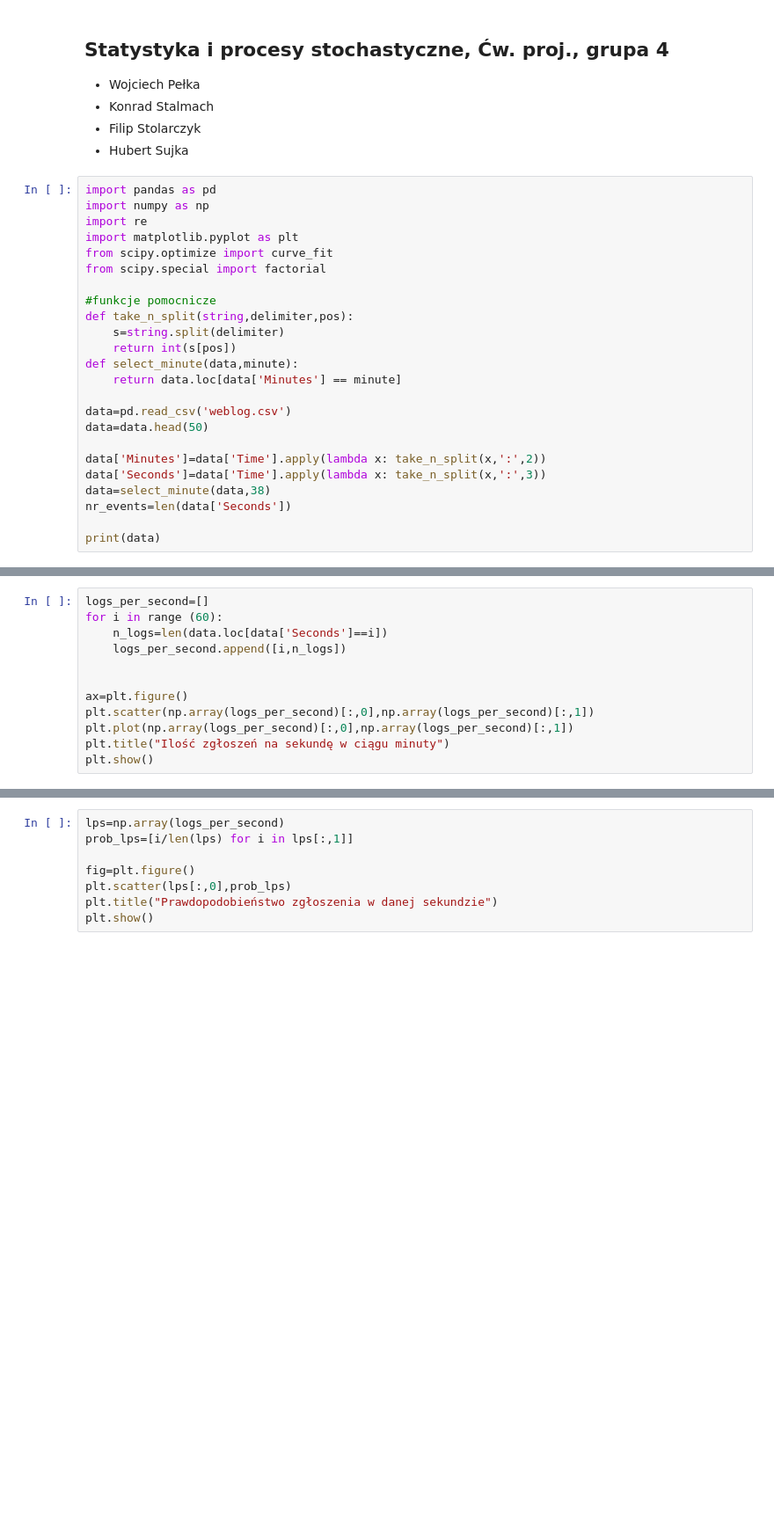
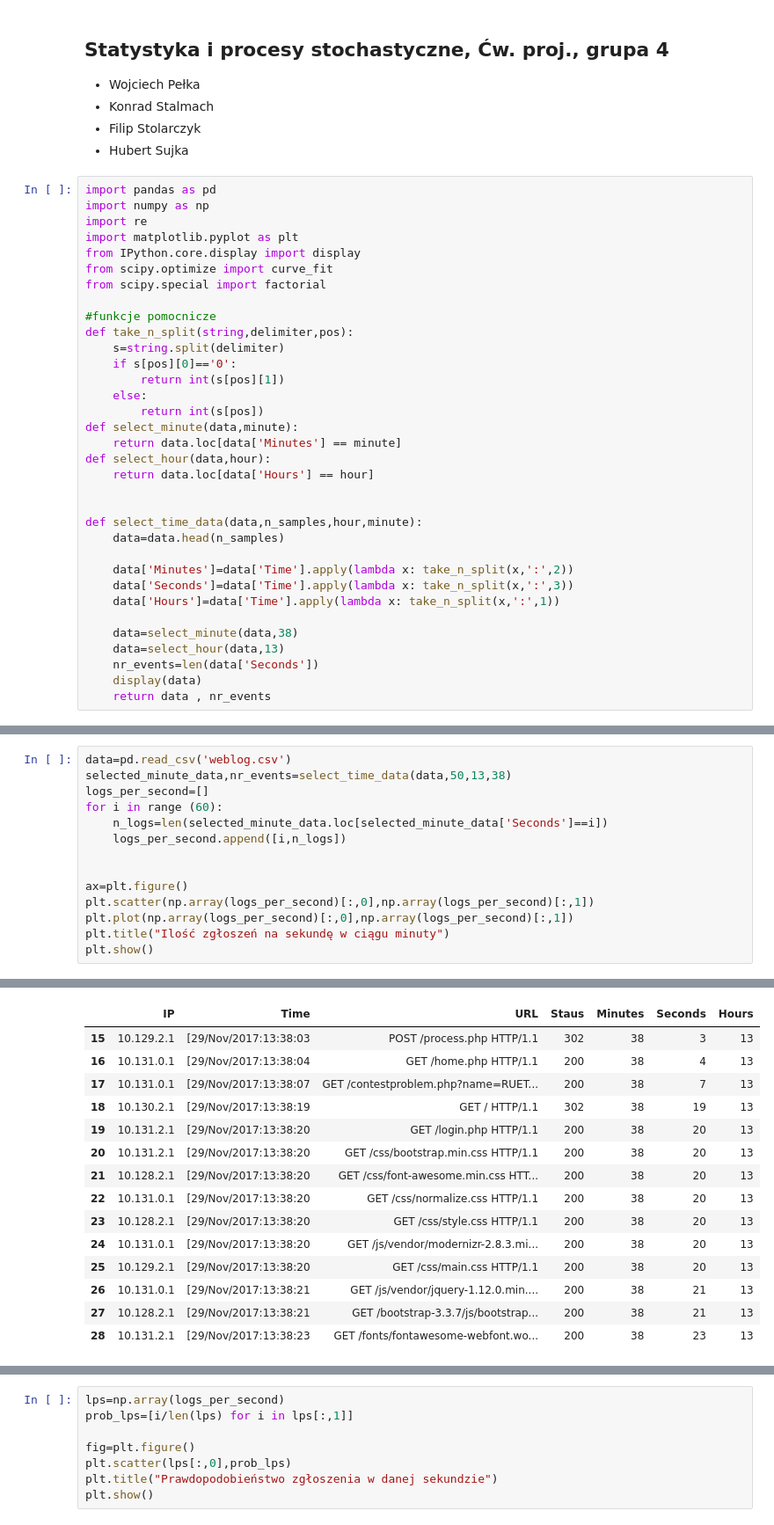
Before and after one commit to smakethunter/Poisson, a Jupyter notebook: El Projekto (2).ipynb, the cells around one changed output, grey strips where cells are left out. Shown at 88% size. Saved outputs shown, nothing was run; the diff lists cells and outputs as text; blank space fills up the shorter version.

```diff
--- a/El Projekto (2).ipynb
+++ b/El Projekto (2).ipynb
@@ -11,22 +11,32 @@ import pandas as pd
 import numpy as np
 import re
 import matplotlib.pyplot as plt
+from IPython.core.display import display
 from scipy.optimize import curve_fit
 from scipy.special import factorial
 
 #funkcje pomocnicze
 def take_n_split(string,delimiter,pos):
     s=string.split(delimiter)
-    return int(s[pos])
+    if s[pos][0]=='0':
+        return int(s[pos][1])
+    else:
+        return int(s[pos])
 def select_minute(data,minute):
     return data.loc[data['Minutes'] == minute]
+def select_hour(data,hour):
+    return data.loc[data['Hours'] == hour]
 
-data=pd.read_csv('weblog.csv')
-data=data.head(50)
 
-data['Minutes']=data['Time'].apply(lambda x: take_n_split(x,':',2))
-data['Seconds']=data['Time'].apply(lambda x: take_n_split(x,':',3))
-data=select_minute(data,38)
-nr_events=len(data['Seconds'])
+def select_time_data(data,n_samples,hour,minute):
+    data=data.head(n_samples)
 
-print(data)
+    data['Minutes']=data['Time'].apply(lambda x: take_n_split(x,':',2))
+    data['Seconds']=data['Time'].apply(lambda x: take_n_split(x,':',3))
+    data['Hours']=data['Time'].apply(lambda x: take_n_split(x,':',1))
+
+    data=select_minute(data,38)
+    data=select_hour(data,13)
+    nr_events=len(data['Seconds'])
+    display(data)
+    return data , nr_events
@@ -51,7 +43,9 @@ print(data)
 # %%
+data=pd.read_csv('weblog.csv')
+selected_minute_data,nr_events=select_time_data(data,50,13,38)
 logs_per_second=[]
 for i in range (60):
-    n_logs=len(data.loc[data['Seconds']==i])
+    n_logs=len(selected_minute_data.loc[selected_minute_data['Seconds']==i])
     logs_per_second.append([i,n_logs])
 
 
@@ -64,3 +70,18 @@ plt.show()
+|  | IP | Time | URL | Staus | Minutes | Seconds | Hours |
+| 15 | 10.129.2.1 | [29/Nov/2017:13:38:03 | POST /process.php HTTP/1.1 | 302 | 38 | 3 | 13 |
+| 16 | 10.131.0.1 | [29/Nov/2017:13:38:04 | GET /home.php HTTP/1.1 | 200 | 38 | 4 | 13 |
+| 17 | 10.131.0.1 | [29/Nov/2017:13:38:07 | GET /contestproblem.php?name=RUET... | 200 | 38 | 7 | 13 |
+| 18 | 10.130.2.1 | [29/Nov/2017:13:38:19 | GET / HTTP/1.1 | 302 | 38 | 19 | 13 |
+| 19 | 10.131.2.1 | [29/Nov/2017:13:38:20 | GET /login.php HTTP/1.1 | 200 | 38 | 20 | 13 |
+| 20 | 10.131.2.1 | [29/Nov/2017:13:38:20 | GET /css/bootstrap.min.css HTTP/1.1 | 200 | 38 | 20 | 13 |
+| 21 | 10.128.2.1 | [29/Nov/2017:13:38:20 | GET /css/font-awesome.min.css HTT... | 200 | 38 | 20 | 13 |
+| 22 | 10.131.0.1 | [29/Nov/2017:13:38:20 | GET /css/normalize.css HTTP/1.1 | 200 | 38 | 20 | 13 |
+| 23 | 10.128.2.1 | [29/Nov/2017:13:38:20 | GET /css/style.css HTTP/1.1 | 200 | 38 | 20 | 13 |
+| 24 | 10.131.0.1 | [29/Nov/2017:13:38:20 | GET /js/vendor/modernizr-2.8.3.mi... | 200 | 38 | 20 | 13 |
+| 25 | 10.129.2.1 | [29/Nov/2017:13:38:20 | GET /css/main.css HTTP/1.1 | 200 | 38 | 20 | 13 |
+| 26 | 10.131.0.1 | [29/Nov/2017:13:38:21 | GET /js/vendor/jquery-1.12.0.min.... | 200 | 38 | 21 | 13 |
+| 27 | 10.128.2.1 | [29/Nov/2017:13:38:21 | GET /bootstrap-3.3.7/js/bootstrap... | 200 | 38 | 21 | 13 |
+| 28 | 10.131.2.1 | [29/Nov/2017:13:38:23 | GET /fonts/fontawesome-webfont.wo... | 200 | 38 | 23 | 13 |
 [figure]
 # %%
 lps=np.array(logs_per_second)
```
Also changed, not shown: parts of 2 cells of this notebook, 1 other file.
